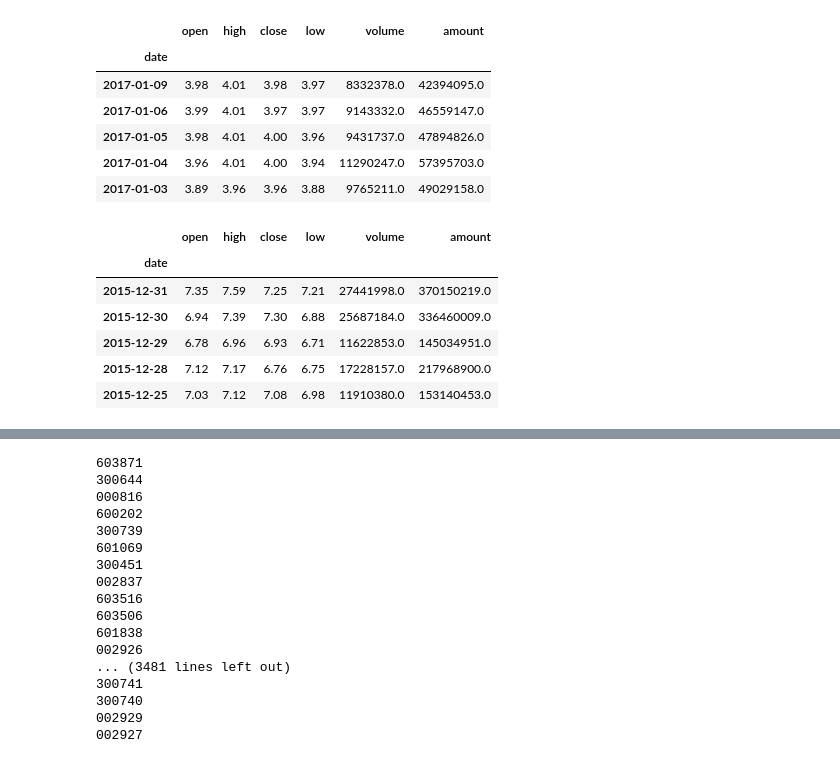
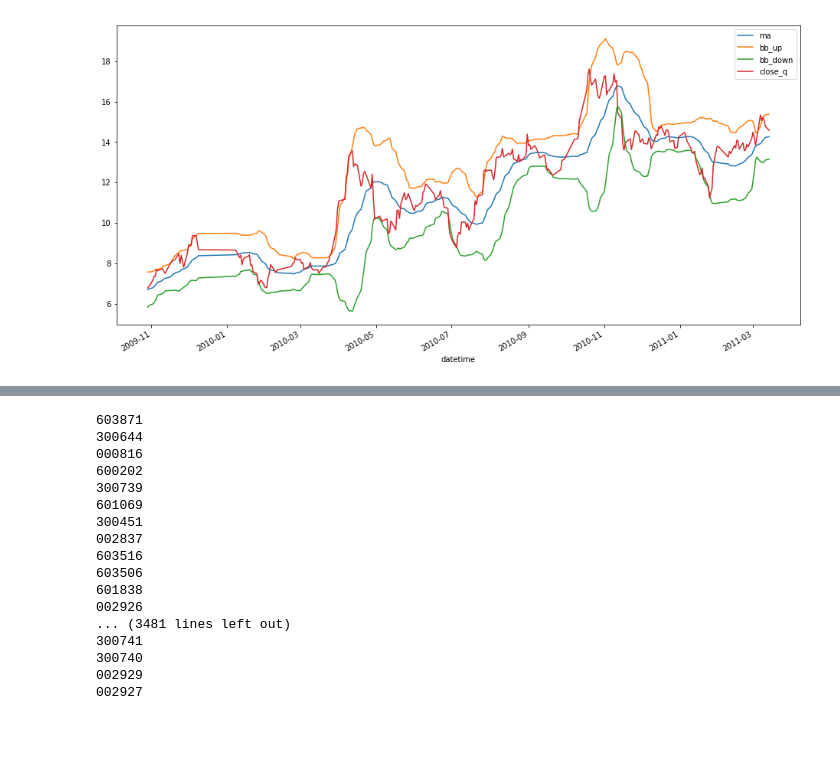
Before and after one commit to jackz3/notes, a Jupyter notebook: stock.ipynb, the cells around one changed output, grey strips where cells are left out. Saved outputs shown, nothing was run; the diff lists cells and outputs as text; code cells hidden in the pictures; blank space fills up the shorter version.

```diff
--- a/stock.ipynb
+++ b/stock.ipynb
@@ -68,20 +143,7 @@ df17.head()
-# %%
-df17.tail()
-# %% [output]
-|  | open | high | close | low | volume | amount |
-| date |  |  |  |  |  |  |
-| 2017-01-09 | 3.98 | 4.01 | 3.98 | 3.97 | 8332378.0 | 42394095.0 |
-| 2017-01-06 | 3.99 | 4.01 | 3.97 | 3.97 | 9143332.0 | 46559147.0 |
-| 2017-01-05 | 3.98 | 4.01 | 4.00 | 3.96 | 9431737.0 | 47894826.0 |
-| 2017-01-04 | 3.96 | 4.01 | 4.00 | 3.94 | 11290247.0 | 57395703.0 |
-| 2017-01-03 | 3.89 | 3.96 | 3.96 | 3.88 | 9765211.0 | 49029158.0 |
-# %%
-df15.head()
-# %% [output]
-|  | open | high | close | low | volume | amount |
-| date |  |  |  |  |  |  |
-| 2015-12-31 | 7.35 | 7.59 | 7.25 | 7.21 | 27441998.0 | 370150219.0 |
-| 2015-12-30 | 6.94 | 7.39 | 7.30 | 6.88 | 25687184.0 | 336460009.0 |
-| 2015-12-29 | 6.78 | 6.96 | 6.93 | 6.71 | 11622853.0 | 145034951.0 |
-| 2015-12-28 | 7.12 | 7.17 | 6.76 | 6.75 | 17228157.0 | 217968900.0 |
-| 2015-12-25 | 7.03 | 7.12 | 7.08 | 6.98 | 11910380.0 | 153140453.0 |
+# %%
+import matplotlib.pyplot as plt
+%matplotlib inline
+plt.rcParams['figure.figsize'] = 16,8
+df[300:600][['ma','bb_up', 'bb_down', 'close_q']].plot();
+# %% [output]
+[figure, added]
```
Also changed, not shown: parts of 17 cells of this notebook, 7 other files.
